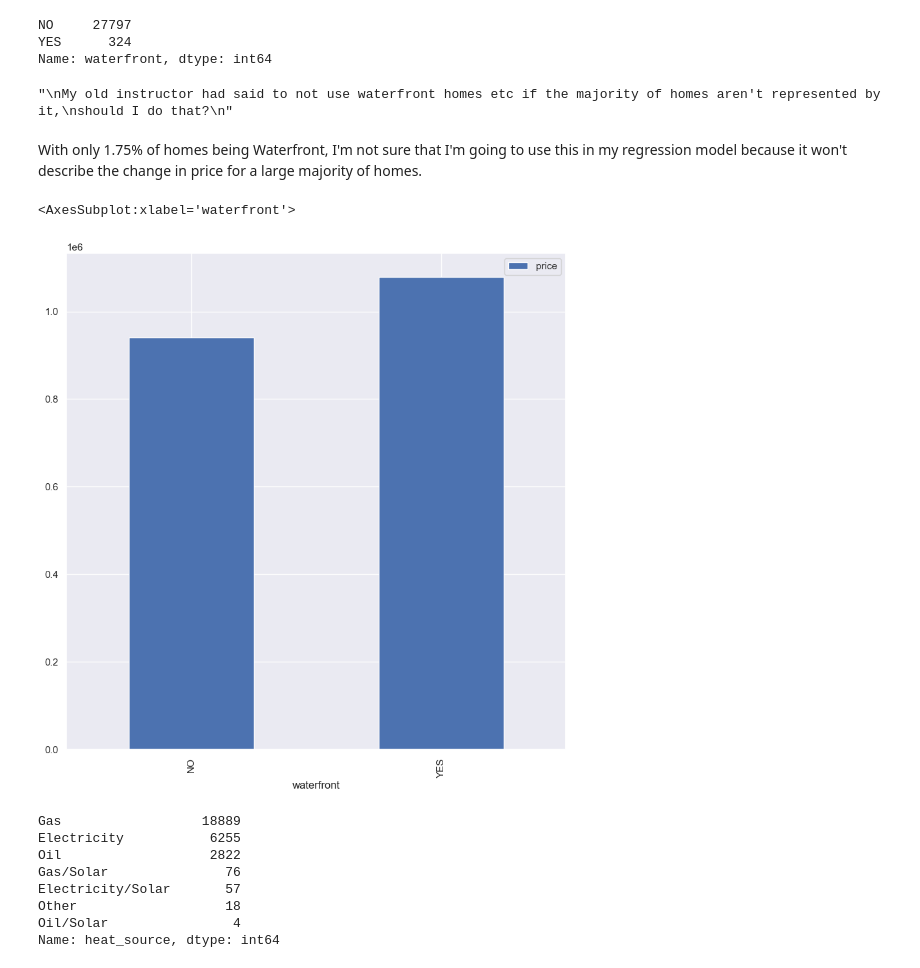
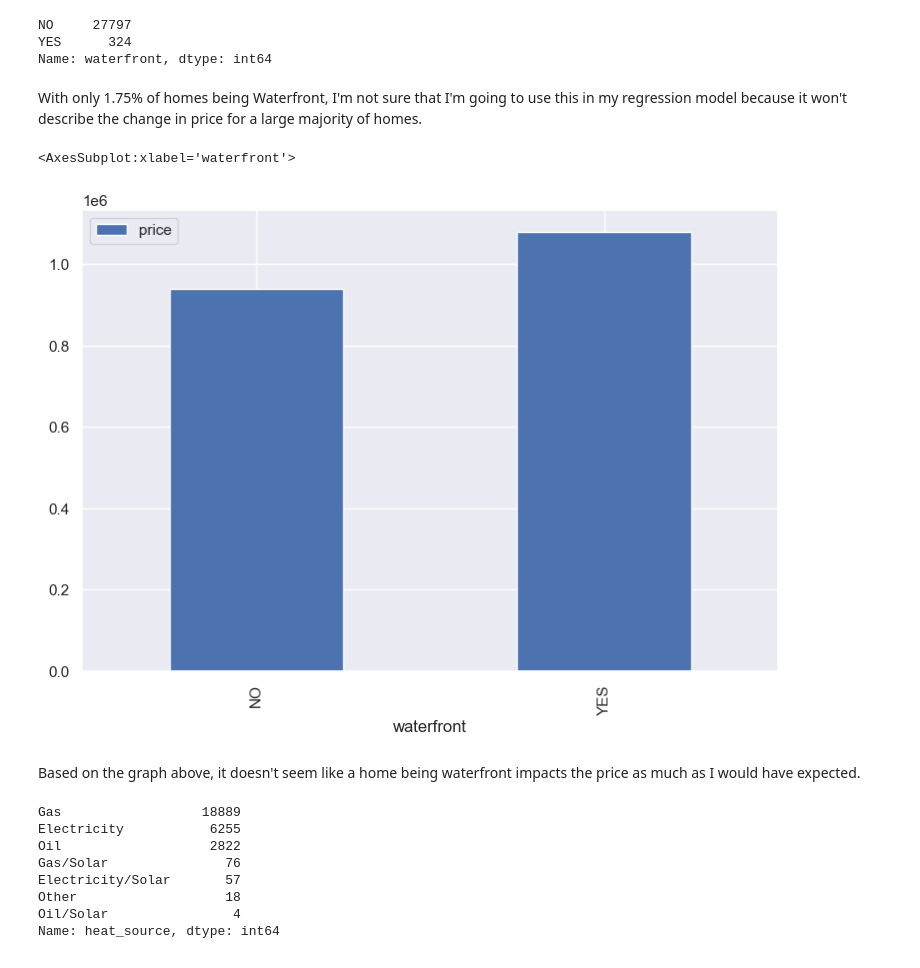
Before and after one commit to deannagould/dsc-phase-2-project-v2-5, a Jupyter notebook: student.ipynb, the cells around one changed output. Cells and saved outputs as stored; diff of their text form; code cells hidden in the pictures.

```diff
--- a/student.ipynb
+++ b/student.ipynb
@@ -406,2 +433,4 @@ Now that I have a better idea of which columns have multicollinear relationships
 # %%
-kc.drop(columns = ['sqft_above', 'yr_built'], inplace=True)
+# Dropping sqft_above from the DataFrame
+
+kc.drop(columns = ['sqft_above'], axis=1, inplace=True)
@@ -424,3 +454,0 @@ sns.heatmap(kc.corr(), center=0, cmap='RdPu');
-# %%
-sns.set(rc = {'figure.figsize':(9,9)})
-sns.heatmap(kc.corr(), center=0, annot=True, cmap='Greens');
@@ -482,20 +481,15 @@ kc['waterfront'].value_counts()
 NO     27797
 YES      324
 Name: waterfront, dtype: int64
-# %%
-'''
-My old instructor had said to not use waterfront homes etc if the majority of homes aren't represented by it,
-should I do that?
-'''
-# %% [output]
-"\nMy old instructor had said to not use waterfront homes etc if the majority of homes aren't represented by it,\nshould I do that?\n"
 # %% [markdown]
 With only 1.75% of homes being Waterfront, I'm not sure that I'm going to use this in my regression model because it won't describe the change in price for a large majority of homes.
 # %%
-kc.groupby('waterfront').mean().plot.bar(y="price")
+kc.groupby('waterfront').mean().plot.bar(y="price", figsize=(9,6))
 # %% [output]
 <AxesSubplot:xlabel='waterfront'>
-[figure, old version]
+[figure, new version]
+# %% [markdown]
+Based on the graph above, it doesn't seem like a home being waterfront impacts the price as much as I would have expected.
 # %%
 kc['heat_source'].value_counts()
 # %% [output]
```
Also changed, not shown: parts of 125 cells of this notebook.
